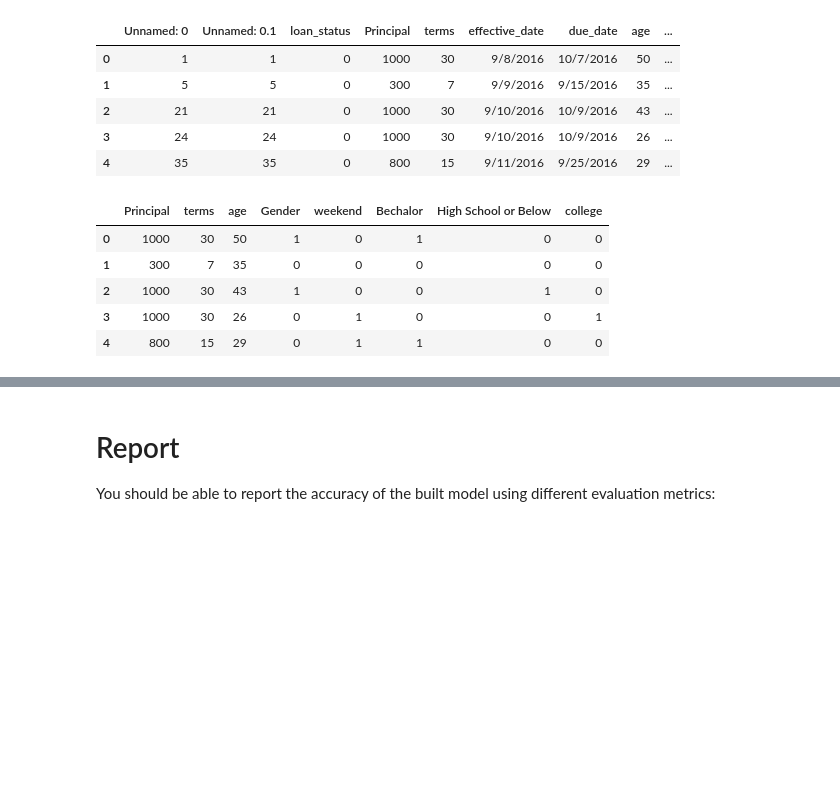
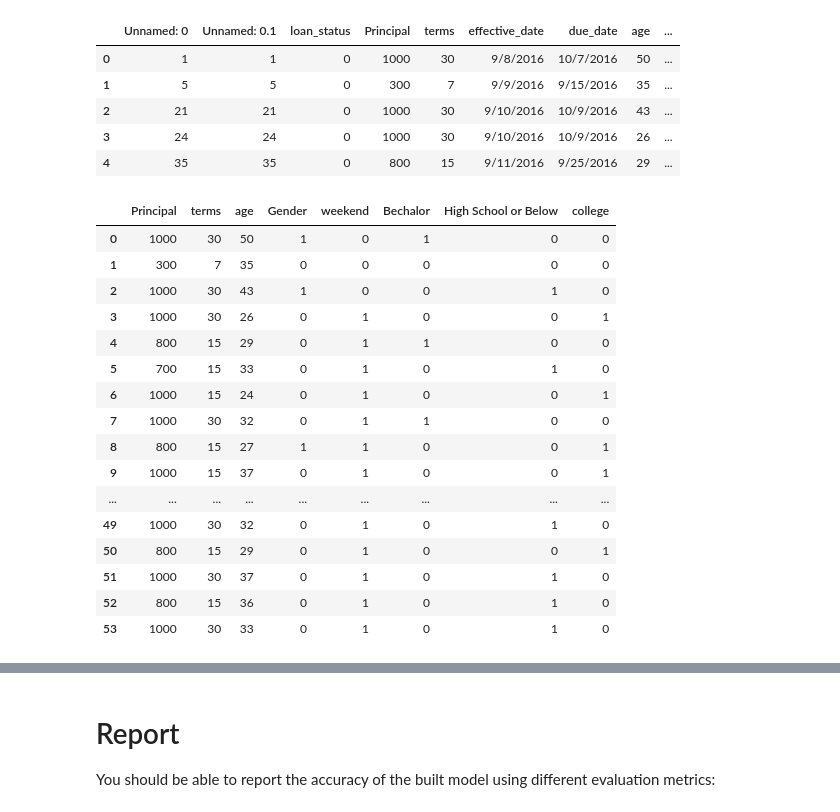
Before and after one commit to otasowieosifo/Projects-in-datascience, a Jupyter notebook: Capstone_Project.ipynb, the cells around one changed output, grey strips where cells are left out. Saved outputs shown, nothing was run; the diff lists cells and outputs as text; code cells hidden in the pictures; blank space fills up the shorter version.

```diff
--- a/Capstone_Project.ipynb
+++ b/Capstone_Project.ipynb
@@ -520,15 +527,26 @@ test_df.head()
 # %%
 Test_Feature = test_df[['Principal','terms','age','Gender','weekend']]
 Test_Feature = pd.concat([Test_Feature,pd.get_dummies(test_df['education'])], axis=1)
 Test_Feature.drop(['Master or Above'], axis = 1,inplace=True)
-Test_Feature.head()
+Test_Feature
 # %% [output]
 |  | Principal | terms | age | Gender | weekend | Bechalor | High School or Below | college |
 | 0 | 1000 | 30 | 50 | 1 | 0 | 1 | 0 | 0 |
 | 1 | 300 | 7 | 35 | 0 | 0 | 0 | 0 | 0 |
 | 2 | 1000 | 30 | 43 | 1 | 0 | 0 | 1 | 0 |
 | 3 | 1000 | 30 | 26 | 0 | 1 | 0 | 0 | 1 |
 | 4 | 800 | 15 | 29 | 0 | 1 | 1 | 0 | 0 |
+| 5 | 700 | 15 | 33 | 0 | 1 | 0 | 1 | 0 |
+| 6 | 1000 | 15 | 24 | 0 | 1 | 0 | 0 | 1 |
+| 7 | 1000 | 30 | 32 | 0 | 1 | 1 | 0 | 0 |
+| 8 | 800 | 15 | 27 | 1 | 1 | 0 | 0 | 1 |
+| 9 | 1000 | 15 | 37 | 0 | 1 | 0 | 0 | 1 |
+| ... | ... | ... | ... | ... | ... | ... | ... | ... |
+| 49 | 1000 | 30 | 32 | 0 | 1 | 0 | 1 | 0 |
+| 50 | 800 | 15 | 29 | 0 | 1 | 0 | 0 | 1 |
+| 51 | 1000 | 30 | 37 | 0 | 1 | 0 | 1 | 0 |
+| 52 | 800 | 15 | 36 | 0 | 1 | 0 | 1 | 0 |
+| 53 | 1000 | 30 | 33 | 0 | 1 | 0 | 1 | 0 |
 # %%
 Y_test = test_df['loan_status'].values
 X_test = Test_Feature
```
Also changed, not shown: parts of 20 cells of this notebook.
